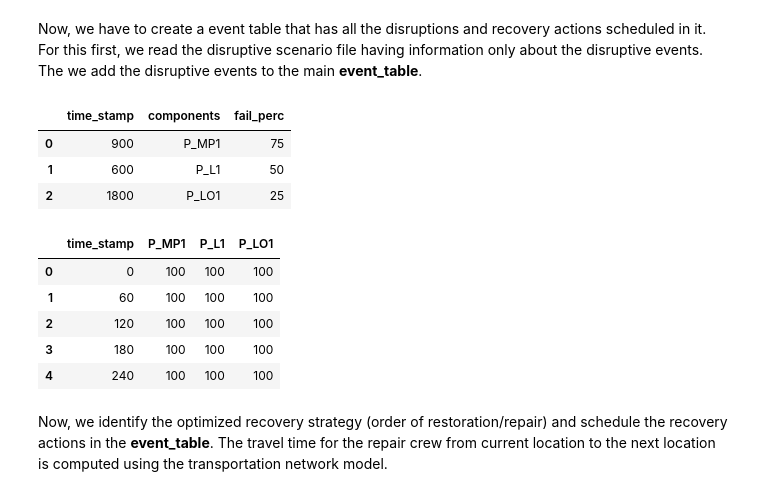
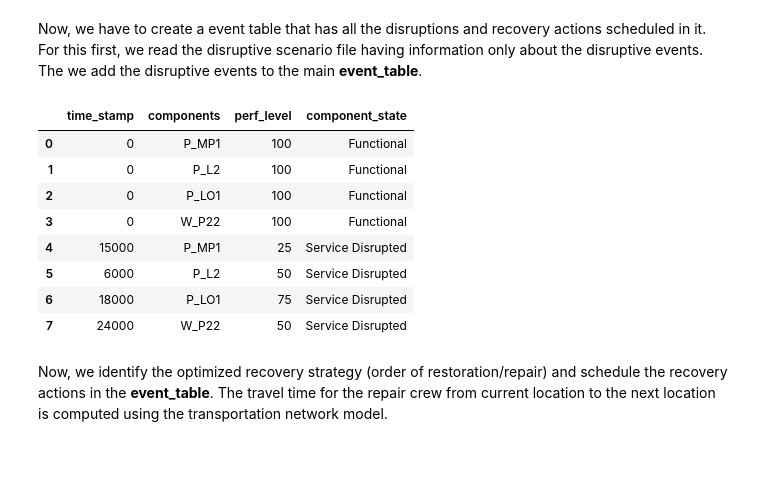
Before and after one commit to srijithbalakrishnan/dreaminsg-integrated-model, a Jupyter notebook: notebooks/demo.ipynb, the cells around one changed output. Saved outputs shown, nothing was run; the diff lists cells and outputs as text; code cells hidden in the pictures; blank space fills up the shorter version.

```diff
--- a/notebooks/demo.ipynb
+++ b/notebooks/demo.ipynb
@@ -81,0 +30,10 @@ Iteration 2: gap 0.000000: time 0.004021
+# %%
+network_dir= 'in2'
+
+MAIN_DIR = Path('..')
+water_file = MAIN_DIR/f'dreaminsg_integrated_model/data/networks/{network_dir}/water/Example_water2.inp'
+power_file = MAIN_DIR/f'dreaminsg_integrated_model/data/networks/{network_dir}/power/Example_power.json'
+transp_folder = MAIN_DIR/f'dreaminsg_integrated_model/data/networks/{network_dir}/transportation/'
+
+# load all infrastructure networks
+wn, pn, tn = simulation.load_networks(water_file, power_file, transp_folder)
@@ -134,25 +98,25 @@ sim_step = initial_sim_step
 # %% [markdown]
 Now, we have to create a event table that has all the disruptions and recovery actions scheduled in it. For this first, we read the disruptive scenario file having information only about the disruptive events. The we add the disruptive events to the main **event_table**.
 # %%
+# Setting simulation parameters
+sim_step = (
+    wn.options.time.hydraulic_timestep
+)  # initial_sim_step which will be updated during the simulation
+
 # creating test case dataframe
-scenario_file = '../dreaminsg_integrated_model/data/disruptive_scenarios/test1/motor_failure.csv'
-motor_failure = DisruptionAndRecovery(scenario_file, sim_duration, sim_step, curr_loc_crew)
-motor_failure.disruptive_events
-
-#change field name- not failure probability (damage extent)
+scenario_file = MAIN_DIR/"dreaminsg_integrated_model/data/disruptive_scenarios/test1/motor_failure_net1.csv"
+motor_failure = disrupt_generator.DisruptionAndRecovery(scenario_file, sim_step, curr_loc_crew)
-# %% [output]
-|  | time_stamp | components | fail_perc |
-| 0 | 900 | P_MP1 | 75 |
-| 1 | 600 | P_L1 | 50 |
-| 2 | 1800 | P_LO1 | 25 |
 # %%
-motor_failure.event_table.head()
+motor_failure.event_table
 # %% [output]
-|  | time_stamp | P_MP1 | P_L1 | P_LO1 |
-| 0 | 0 | 100 | 100 | 100 |
-| 1 | 60 | 100 | 100 | 100 |
-| 2 | 120 | 100 | 100 | 100 |
-| 3 | 180 | 100 | 100 | 100 |
-| 4 | 240 | 100 | 100 | 100 |
+|  | time_stamp | components | perf_level | component_state |
+| 0 | 0 | P_MP1 | 100 | Functional |
+| 1 | 0 | P_L2 | 100 | Functional |
+| 2 | 0 | P_LO1 | 100 | Functional |
+| 3 | 0 | W_P22 | 100 | Functional |
+| 4 | 15000 | P_MP1 | 25 | Service Disrupted |
+| 5 | 6000 | P_L2 | 50 | Service Disrupted |
+| 6 | 18000 | P_LO1 | 75 | Service Disrupted |
+| 7 | 24000 | W_P22 | 50 | Service Disrupted |
 # %% [markdown]
 Now, we identify the optimized recovery strategy (order of restoration/repair) and schedule the recovery actions in the **event_table**. The travel time for the repair crew from current location to the next location is computed using the transportation network model.
```
Also changed, not shown: parts of 22 cells of this notebook, 17 other files.
